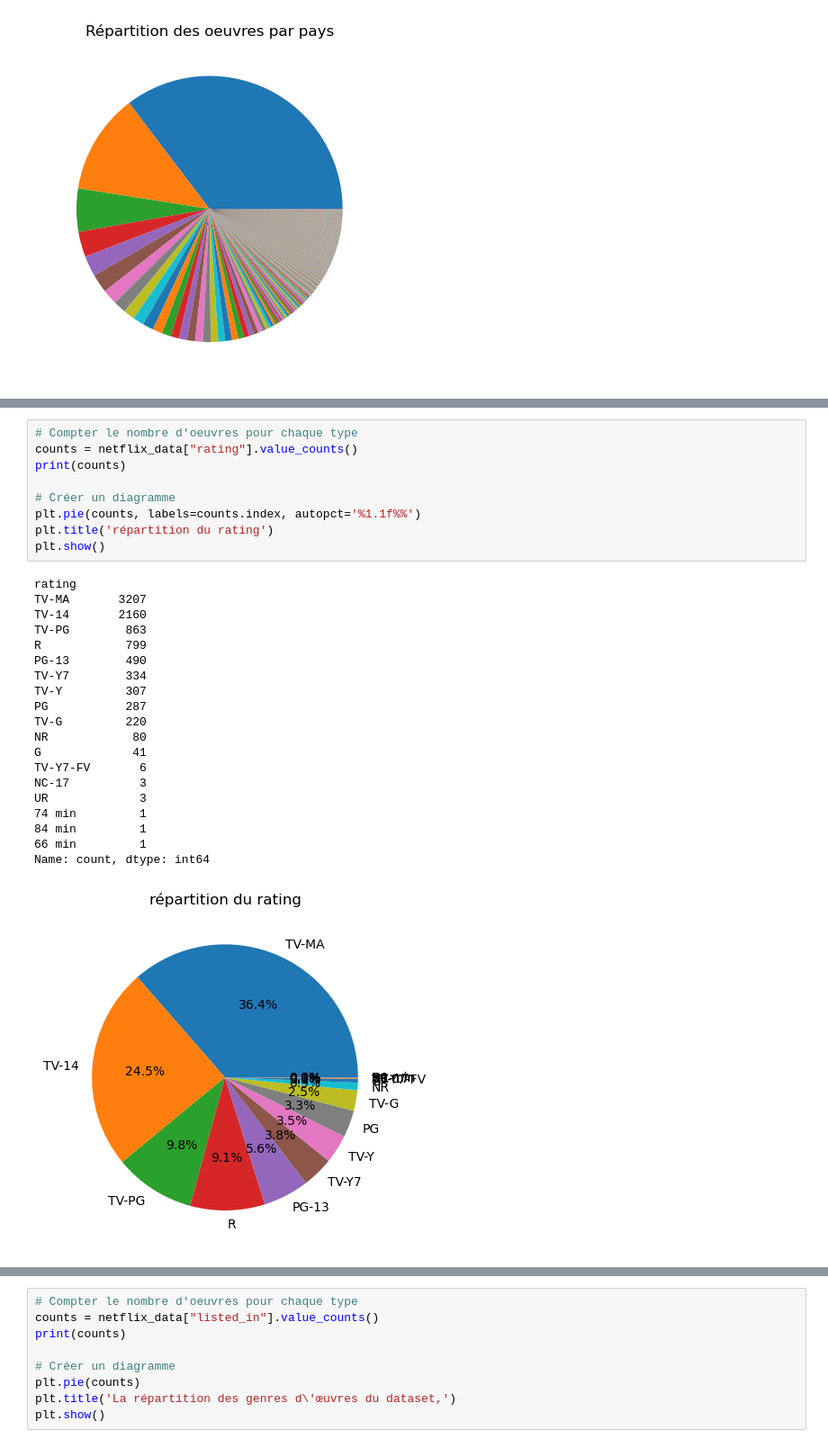
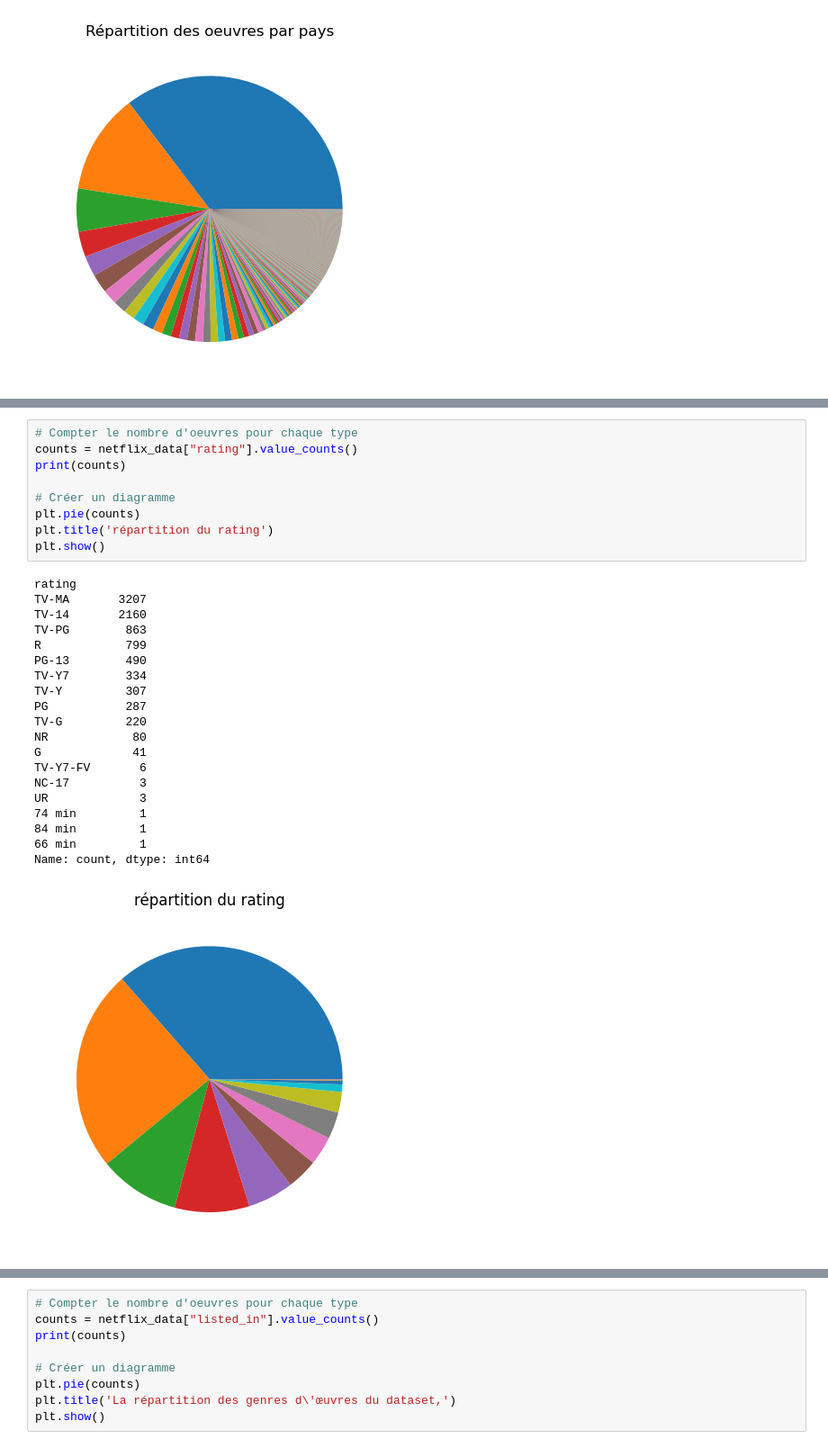
Before and after one commit to ilyes-chabab/netflix-insights, a Jupyter notebook: Netflix Data Analysis.ipynb, the cells around one changed output, grey strips where cells are left out. Shown at 90% size. Drawn from its saved outputs; the diff is of its cells as text.

```diff
--- a/Netflix Data Analysis.ipynb
+++ b/Netflix Data Analysis.ipynb
@@ -454,33 +454,33 @@ Name: count, Length: 74, dtype: int64
 # %%
 # Compter le nombre d'oeuvres pour chaque type
 counts = netflix_data["rating"].value_counts()
 print(counts)
 
 # Créer un diagramme
-plt.pie(counts, labels=counts.index, autopct='%1.1f%%')
+plt.pie(counts)
 plt.title('répartition du rating')
 plt.show()
 # %% [output]
 rating
 TV-MA       3207
 TV-14       2160
 TV-PG        863
 R            799
 PG-13        490
 TV-Y7        334
 TV-Y         307
 PG           287
 TV-G         220
 NR            80
 G             41
 TV-Y7-FV       6
 NC-17          3
 UR             3
 74 min         1
 84 min         1
 66 min         1
 Name: count, dtype: int64
-[figure, old version]
+[figure, new version]
 # %%
 #selection des films
 films = netflix_data[netflix_data["type"]=="Movie"]
```
Also changed, not shown: parts of 3 cells of this notebook.
